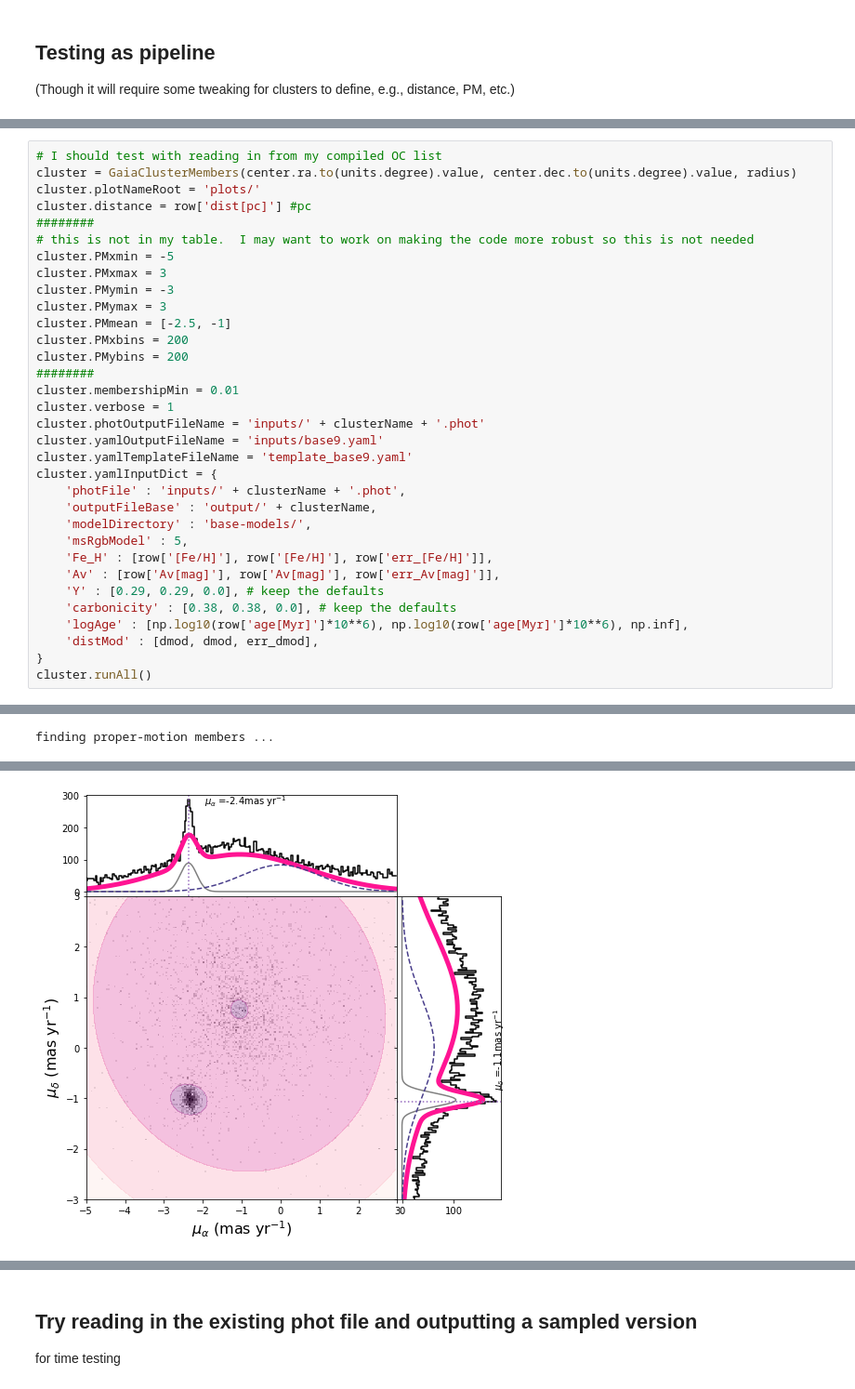
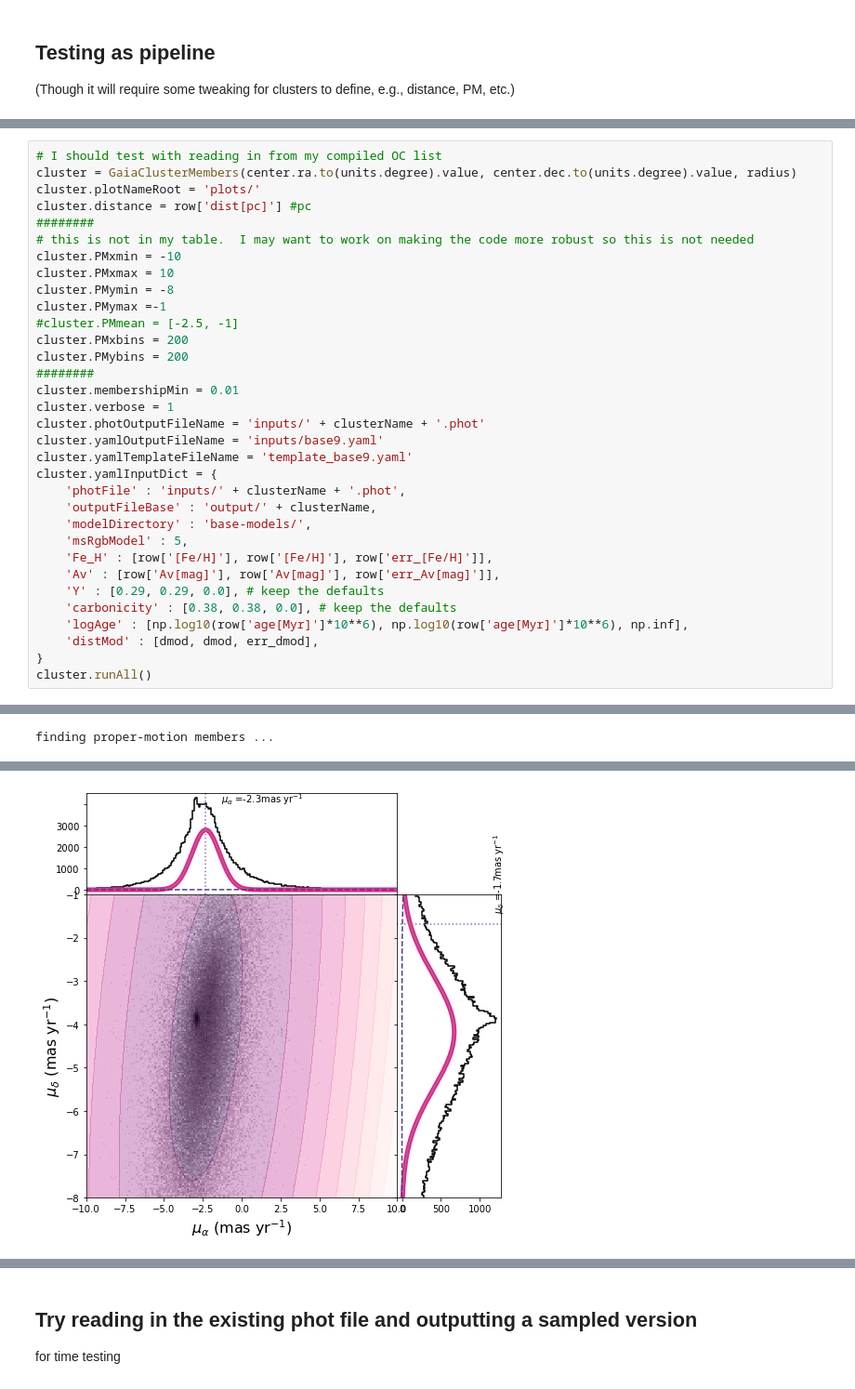
Before and after one commit to Clairezy/BASE9_utils, a Jupyter notebook: getGaiaData/genBASE9PhotFile.ipynb, the cells around one changed output, grey strips where cells are left out. Shown at 93% size. Saved outputs shown, nothing was run; the diff lists cells and outputs as text.

```diff
--- a/getGaiaData/genBASE9PhotFile.ipynb
+++ b/getGaiaData/genBASE9PhotFile.ipynb
@@ -235,11 +267,11 @@ cluster.plotNameRoot = 'plots/'
 cluster.distance = row['dist[pc]'] #pc
 ########
 # this is not in my table.  I may want to work on making the code more robust so this is not needed
-cluster.PMxmin = -5
-cluster.PMxmax = 3
-cluster.PMymin = -3
-cluster.PMymax = 3
-cluster.PMmean = [-2.5, -1]
+cluster.PMxmin = -10
+cluster.PMxmax = 10
+cluster.PMymin = -8
+cluster.PMymax =-1
+#cluster.PMmean = [-2.5, -1]
 cluster.PMxbins = 200
 cluster.PMybins = 200
 ########
@@ -279 +310 @@ done.
-[figure, old version]
+[figure, new version]
```
Also changed, not shown: parts of 16 cells of this notebook.
